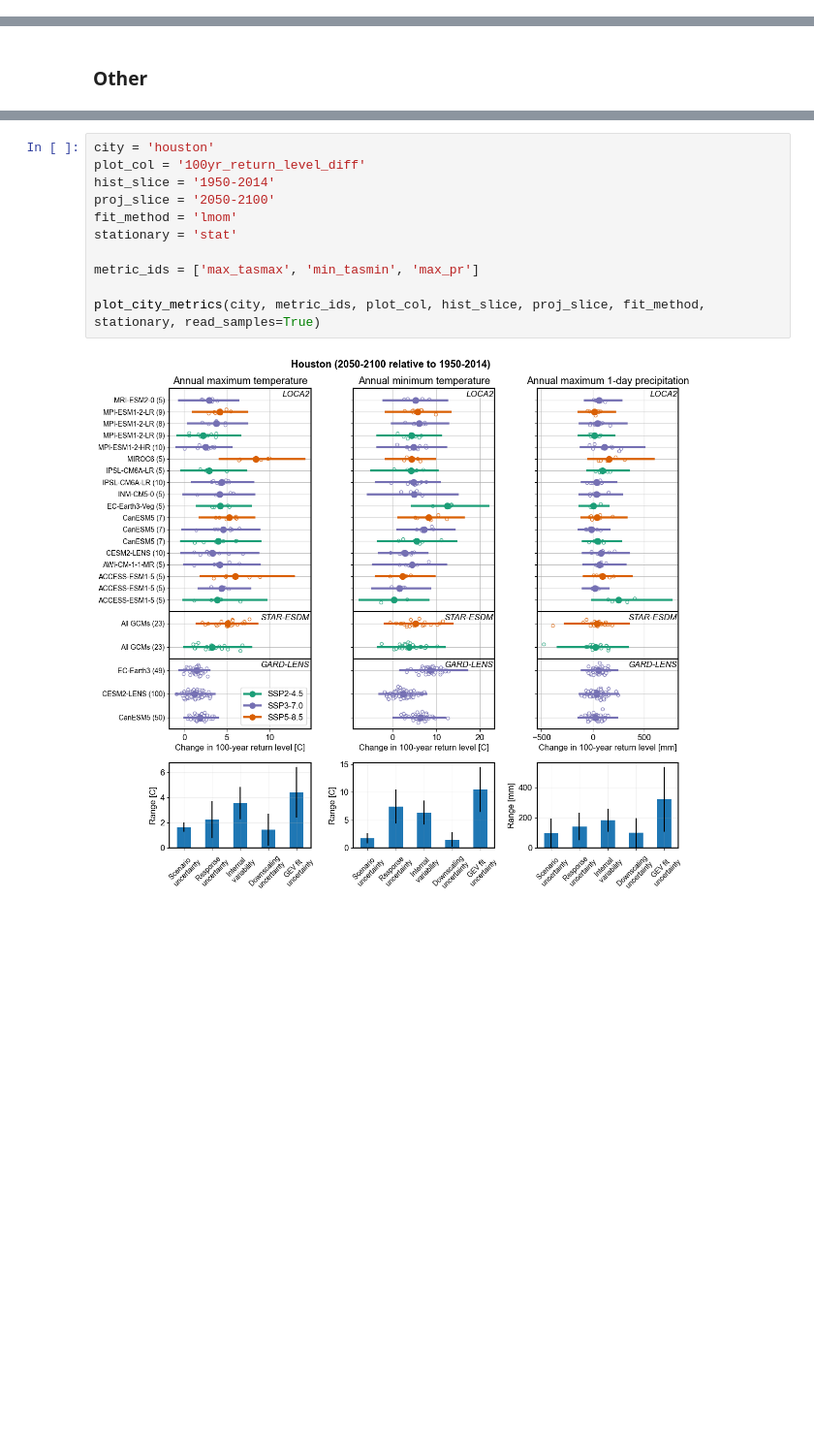
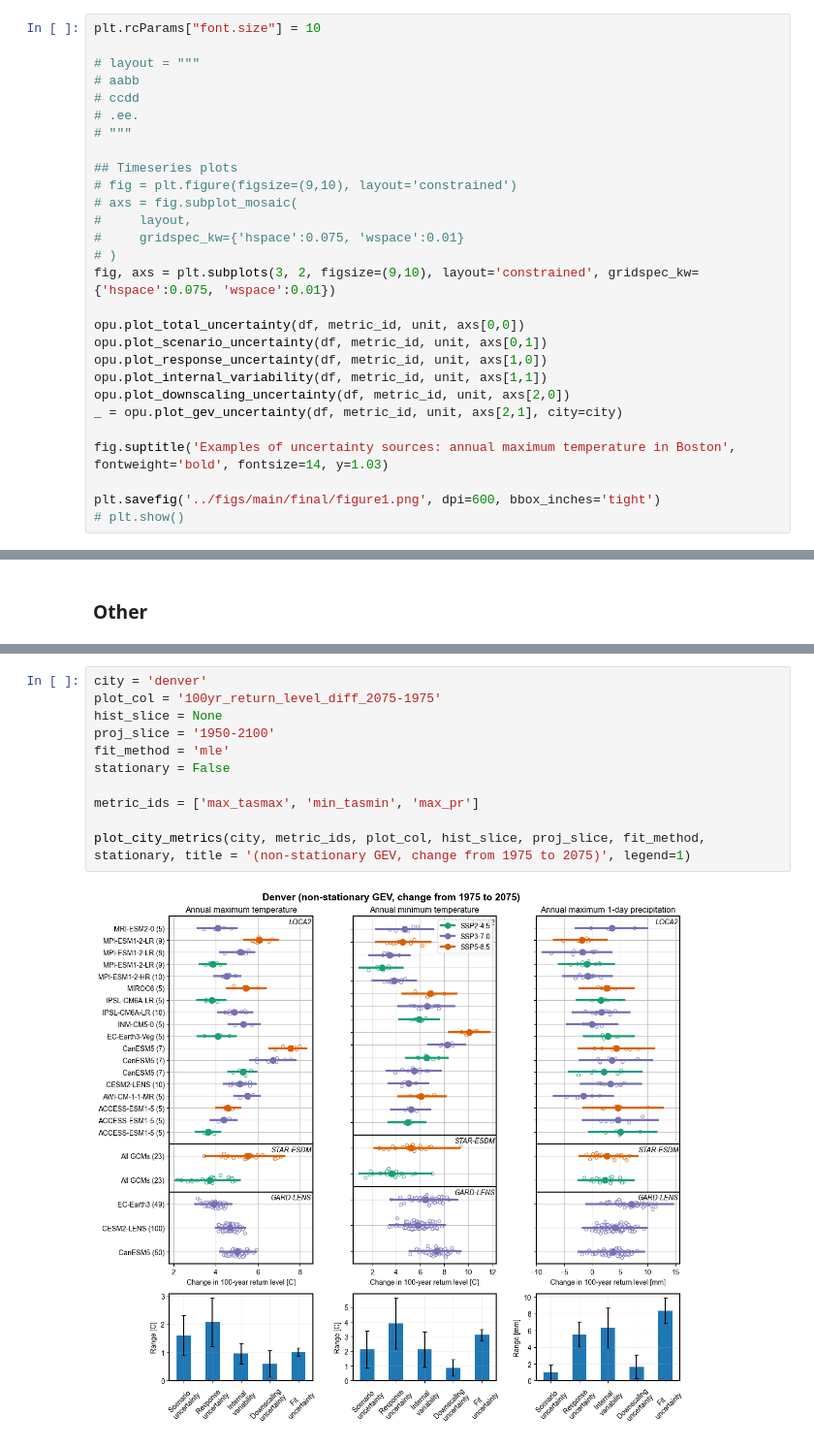
Before and after one commit to david0811/conus_comparison_lafferty-etal-2024, a Jupyter notebook: scripts/03d_sa_cities.ipynb, the cells around one changed output, grey strips where cells are left out. Shown at 97% size. Drawn from its saved outputs; the diff is of its cells as text; blank space fills up the shorter version.

```diff
--- a/scripts/03d_sa_cities.ipynb
+++ b/scripts/03d_sa_cities.ipynb
@@ -197,0 +130,28 @@ plt.show()
+# %%
+plt.rcParams["font.size"] = 10
+
+# layout = """
+# aabb
+# ccdd
+# .ee.
+# """
+
+## Timeseries plots
+# fig = plt.figure(figsize=(9,10), layout='constrained')
+# axs = fig.subplot_mosaic(
+#     layout,
+#     gridspec_kw={'hspace':0.075, 'wspace':0.01}
+# )
+fig, axs = plt.subplots(3, 2, figsize=(9,10), layout='constrained', gridspec_kw={'hspace':0.075, 'wspace':0.01})
+
+opu.plot_total_uncertainty(df, metric_id, unit, axs[0,0])
+opu.plot_scenario_uncertainty(df, metric_id, unit, axs[0,1])
+opu.plot_response_uncertainty(df, metric_id, unit, axs[1,0])
+opu.plot_internal_variability(df, metric_id, unit, axs[1,1])
+opu.plot_downscaling_uncertainty(df, metric_id, unit, axs[2,0])
+_ = opu.plot_gev_uncertainty(df, metric_id, unit, axs[2,1], city=city)
+
+fig.suptitle('Examples of uncertainty sources: annual maximum temperature in Boston', fontweight='bold', fontsize=14, y=1.03)
+
+plt.savefig('../figs/main/final/figure1.png', dpi=600, bbox_inches='tight')
+# plt.show()
@@ -357,13 +381,13 @@ plt.savefig('../figs/main/city_comparison_diff.pdf', bbox_inches='tight')
 # %%
-city = 'houston'
-plot_col = '100yr_return_level_diff'
-hist_slice = '1950-2014'
-proj_slice = '2050-2100'
-fit_method = 'lmom'
-stationary = 'stat'
+city = 'denver'
+plot_col = '100yr_return_level_diff_2075-1975'
+hist_slice = None
+proj_slice = '1950-2100'
+fit_method = 'mle'
+stationary = False
 
 metric_ids = ['max_tasmax', 'min_tasmin', 'max_pr']
 
-plot_city_metrics(city, metric_ids, plot_col, hist_slice, proj_slice, fit_method, stationary, read_samples=True)
+plot_city_metrics(city, metric_ids, plot_col, hist_slice, proj_slice, fit_method, stationary, title = '(non-stationary GEV, change from 1975 to 2075)', legend=1)
 # %% [output]
-[figure, old version]
+[figure, new version]
```
Also changed, not shown: parts of 28 cells of this notebook, 16 other files.
